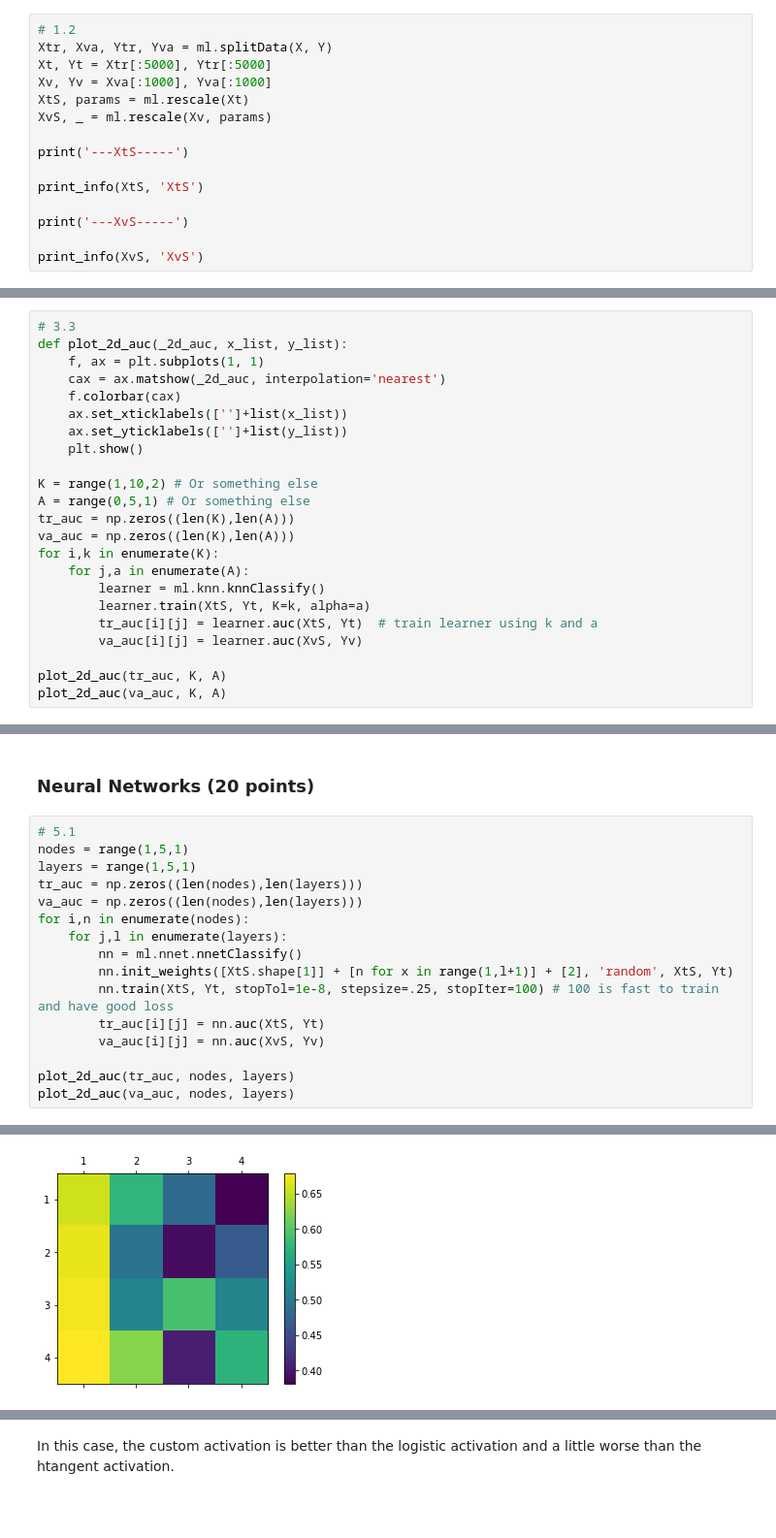
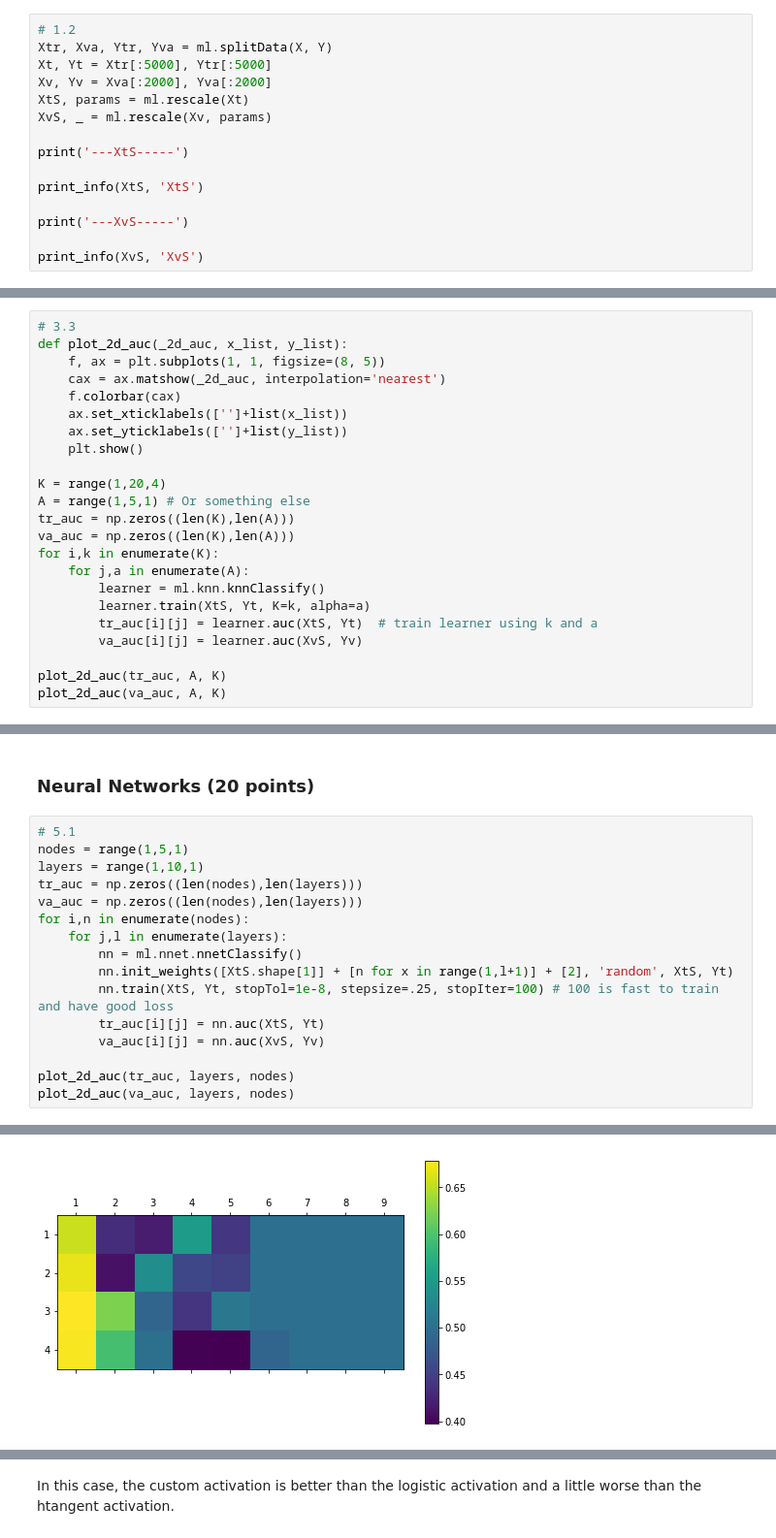
Before and after one commit to Tivcrmn/uci-cs273a, a Jupyter notebook: HW4/Homework4_11_20.ipynb, the cells around one changed output, grey strips where cells are left out. Shown: that part at 97% size. Saved outputs shown, nothing was run; the diff lists cells and outputs as text; blank space fills up the shorter version.

```diff
--- a/HW4/Homework4_11_20.ipynb
+++ b/HW4/Homework4_11_20.ipynb
@@ -45,7 +45,7 @@ print_info(X, '')
 # 1.2
 Xtr, Xva, Ytr, Yva = ml.splitData(X, Y)
 Xt, Yt = Xtr[:5000], Ytr[:5000]
-Xv, Yv = Xva[:1000], Yva[:1000]
+Xv, Yv = Xva[:2000], Yva[:2000]
 XtS, params = ml.rescale(Xt)
 XvS, _ = ml.rescale(Xv, params)
 
@@ -148,15 +148,15 @@ nearest_neighbors_print(Xt, Yt, Xv, Yv)
 # %%
 # 3.3
 def plot_2d_auc(_2d_auc, x_list, y_list):
-    f, ax = plt.subplots(1, 1)
+    f, ax = plt.subplots(1, 1, figsize=(8, 5))
     cax = ax.matshow(_2d_auc, interpolation='nearest')
     f.colorbar(cax)
     ax.set_xticklabels(['']+list(x_list))
     ax.set_yticklabels(['']+list(y_list))
     plt.show()
 
-K = range(1,10,2) # Or something else
-A = range(0,5,1) # Or something else
+K = range(1,20,4)
+A = range(1,5,1) # Or something else
 tr_auc = np.zeros((len(K),len(A)))
 va_auc = np.zeros((len(K),len(A)))
 for i,k in enumerate(K):
@@ -166,6 +166,6 @@ for i,k in enumerate(K):
         tr_auc[i][j] = learner.auc(XtS, Yt)  # train learner using k and a
         va_auc[i][j] = learner.auc(XvS, Yv)
 
-plot_2d_auc(tr_auc, K, A)
-plot_2d_auc(va_auc, K, A)
+plot_2d_auc(tr_auc, A, K)
+plot_2d_auc(va_auc, A, K)
 # %% [output]
@@ -229,7 +229,7 @@ I would recommand the minParent is 5 and minLeaf is 4
 # %%
 # 5.1
 nodes = range(1,5,1)
-layers = range(1,5,1)
+layers = range(1,10,1)
 tr_auc = np.zeros((len(nodes),len(layers)))
 va_auc = np.zeros((len(nodes),len(layers)))
 for i,n in enumerate(nodes):
@@ -240,6 +240,6 @@ for i,n in enumerate(nodes):
         tr_auc[i][j] = nn.auc(XtS, Yt)
         va_auc[i][j] = nn.auc(XvS, Yv)
 
-plot_2d_auc(tr_auc, nodes, layers)
-plot_2d_auc(va_auc, nodes, layers)
+plot_2d_auc(tr_auc, layers, nodes)
+plot_2d_auc(va_auc, layers, nodes)
 # %% [output]
@@ -263 +263 @@ it 64 : Jsur = 0.4460800026509316, J01 = 0.3358
-[figure, old version]
+[figure, new version]
```
Also changed, not shown: parts of 14 cells of this notebook, 2 other files.
